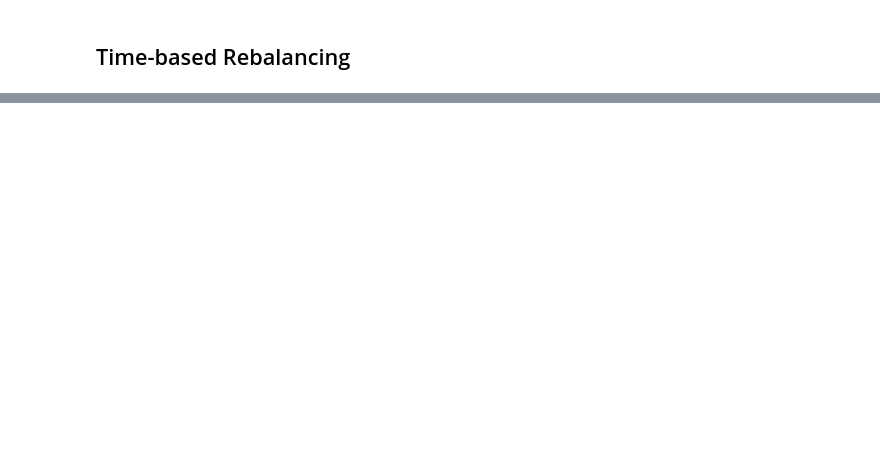
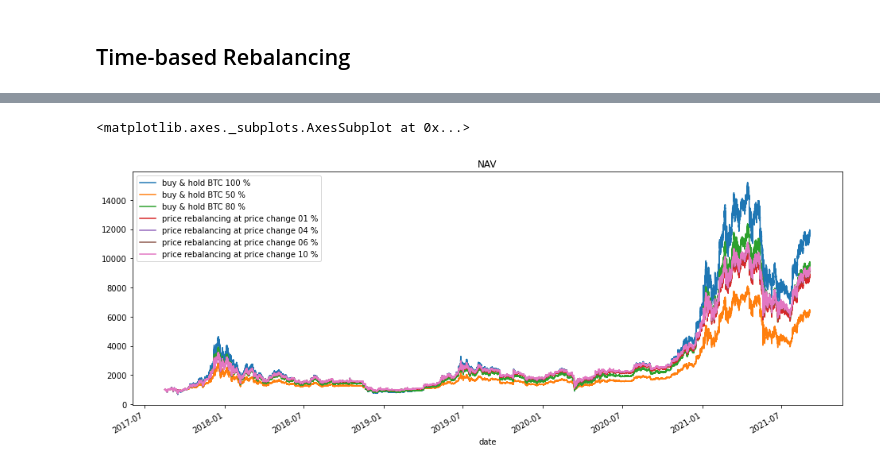
Before and after one commit to anythingth2/PortfolioRebalancing, a Jupyter notebook: Rebalancing.ipynb, the cells around one changed output, grey strips where cells are left out. Drawn from its saved outputs; the diff is of its cells as text; code cells hidden in the pictures; blank space fills up the shorter version.

```diff
--- a/Rebalancing.ipynb
+++ b/Rebalancing.ipynb
@@ -35,9 +40,3 @@ df.plot(y='close')
 CAPITAL = 1000
 # %% [markdown]
 ## Buy & Hold BTC
-# %%
-buy_and_hold_df = df[['open', 'high', 'low', 'close']]
-# %%
-price = buy_and_hold_df['close'].iloc[0]
-position_size = CAPITAL / price
-buy_and_hold_df['nav'] = buy_and_hold_df['close'] * position_size
@@ -154,12 +167,15 @@ re_price_df, rebalance_df = time_rebalance(df, asset_ratio=0.5, capital=CAPITAL)
 # %%
+buy_and_hold_50_df = buy_and_hold_by_ratio(price_df, asset_ratio=0.5, capital=CAPITAL)
+buy_and_hold_100_df = buy_and_hold_by_ratio(price_df, asset_ratio=1, capital=CAPITAL)
 comparison_df = pd.DataFrame(data={
-                                'buy & hold BTC': buy_and_hold_df['nav']
+                                'buy & hold BTC 100 %': buy_and_hold_100_df['nav'],
+                                'buy & hold BTC 50 %': buy_and_hold_50_df['nav'],
                             },
-                            index=df.index)
+                            index=price_df.index)
 for asset_ratio in tqdm.tqdm(np.arange(0.1, 1.0, 0.1)):
-    re_price_df, rebalance_df = time_rebalance(df, asset_ratio=asset_ratio, capital=CAPITAL, timeframe='1h')
+    re_price_df, rebalance_df = time_rebalance(price_df, asset_ratio=asset_ratio, capital=CAPITAL, timeframe='1h')
     comparison_df[f'time-based 1h rebalancing {int(asset_ratio*100)} %'] = re_price_df['nav']
 for asset_ratio in tqdm.tqdm(np.arange(0.1, 1.0, 0.1)):
-    re_price_df, rebalance_df = time_rebalance(df, asset_ratio=asset_ratio, capital=CAPITAL, timeframe='1d')
+    re_price_df, rebalance_df = time_rebalance(price_df, asset_ratio=asset_ratio, capital=CAPITAL, timeframe='1d')
     comparison_df[f'time-based 1d rebalancing {int(asset_ratio*100)} %'] = re_price_df['nav']
 comparison_df.plot(figsize=(16, 6), title='NAV')
@@ -229,0 +369,2 @@ array([[<matplotlib.axes._subplots.AxesSubplot object at 0x...>,
+# %%
+portfolio_df, portfolio_price_df = price_rebalance(price_df, price_rebalance_ratio=0.2, asset_ratio=0.70, capital=CAPITAL)
@@ -229,0 +388,23 @@ array([[<matplotlib.axes._subplots.AxesSubplot object at 0x...>,
+# %%
+buy_and_hold_50_df = buy_and_hold_by_ratio(price_df, asset_ratio=0.5, capital=CAPITAL)
+buy_and_hold_80_df = buy_and_hold_by_ratio(price_df, asset_ratio=0.80, capital=CAPITAL)
+buy_and_hold_100_df = buy_and_hold_by_ratio(price_df, asset_ratio=1, capital=CAPITAL)
+comparison_df = pd.DataFrame(data={
+                                'buy & hold BTC 100 %': buy_and_hold_100_df['nav'],
+                                'buy & hold BTC 50 %': buy_and_hold_50_df['nav'],
+                                'buy & hold BTC 80 %': buy_and_hold_80_df['nav']
+                            },
+                            index=price_df.index)
+
+portfolios = {}
+for price_rebalance_ratio in tqdm.tqdm(np.arange(0.01, 0.1, 0.03).tolist()):
+    portfolio_df, portfolio_price_df = price_rebalance(price_df, price_rebalance_ratio, asset_ratio=0.80, capital=CAPITAL)
+    portfolio_name = f'price rebalancing at price change {int(price_rebalance_ratio*100):02} %'
+    portfolios[portfolio_name] = portfolio_df
+
+    comparison_df[portfolio_name] = portfolio_price_df['nav']
+portfolios = pd.Series(portfolios)
+comparison_df.plot(figsize=(16, 6), title='NAV')
+# %% [output]
+<matplotlib.axes._subplots.AxesSubplot at 0x...>
+[figure, added]
```
Also changed, not shown: parts of 36 cells of this notebook.
